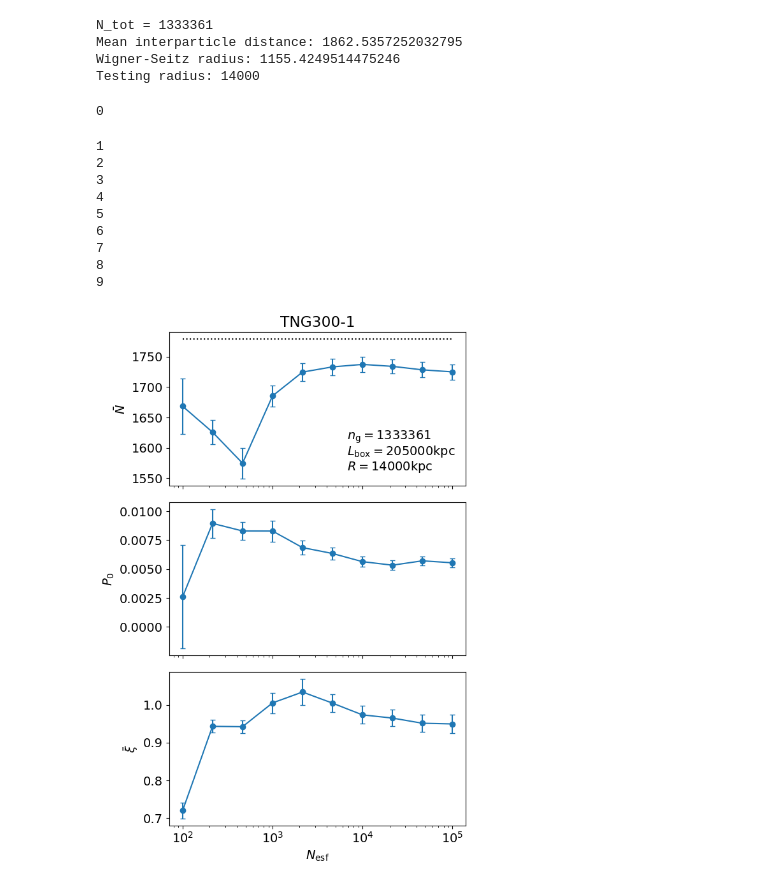
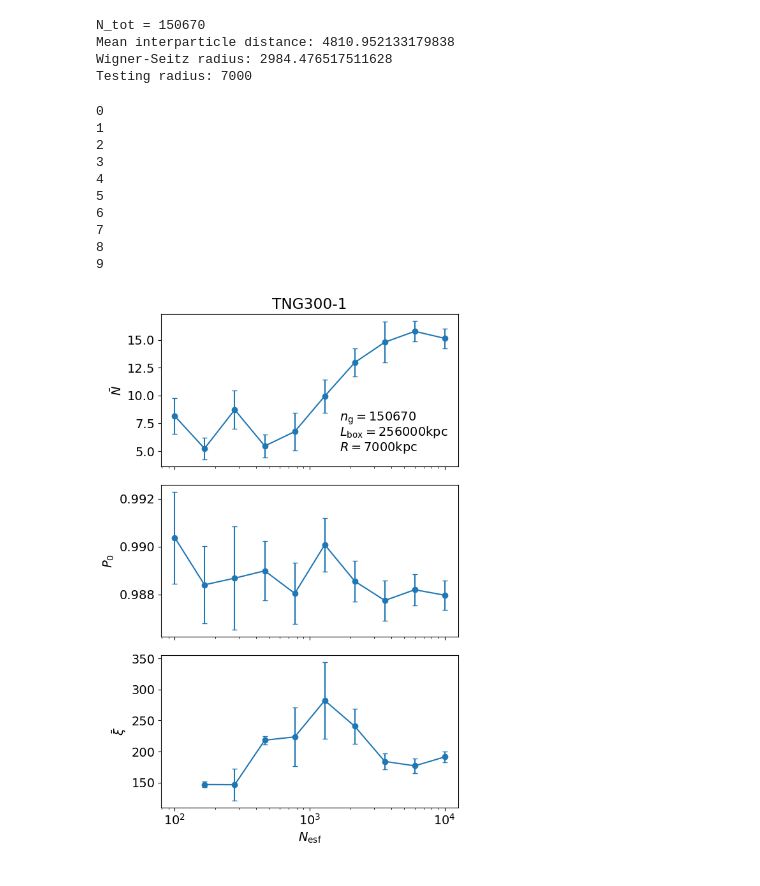
Before and after one commit to FedeDavilaKurban/VPF, a Jupyter notebook: stability_tng300-1_plot.ipynb, the cells around one changed output. Drawn from its saved outputs; the diff is of its cells as text; code cells hidden in the pictures.

```diff
--- a/stability_tng300-1_plot.ipynb
+++ b/stability_tng300-1_plot.ipynb
@@ -5,8 +5,8 @@ from cicTools import *
 from scipy import spatial
 import random
 
-r = 14000
-lbox = 205000
+r = 7000
+lbox = 256000
 V = lbox**3
 
 gxs = readTNG()
@@ -16,7 +16,7 @@ gxs = readTNG()
 ntot = len(gxs)
 
 pos = np.column_stack((gxs['x'],gxs['y'],gxs['z']))
-pos = pos[:round(len(pos)*.1)]
+pos = pos[:round(len(pos)*.0113)]
 ntot = len(pos)
 print()
 
@@ -26,13 +26,13 @@ print('Mean interparticle distance:',(V/ntot)**(1/3))
 print('Wigner-Seitz radius:',(3*V/(4*np.pi*ntot))**(1/3))
 print('Testing radius:',r)
 # %% [output]
-N_tot = 1333361
-Mean interparticle distance: 1862.5357252032795
-Wigner-Seitz radius: 1155.4249514475246
-Testing radius: 14000
+N_tot = 150670
+Mean interparticle distance: 4810.952133179838
+Wigner-Seitz radius: 2984.476517511628
+Testing radius: 7000
 # %%
 
-ns = np.geomspace(100,100000,10).astype(int)
+ns = np.geomspace(100,10000,10).astype(int)
 
 P0 = np.zeros(len(ns))
 N_mean = np.zeros(len(ns))
@@ -52,15 +52,15 @@ for i,n in enumerate(ns):
             chi_std[i], NXi_std[i], P0_std[i], N_mean_std[i], xi_mean_std[i] = cic_stats_jk(tree, n, r, lbox-r, jkbins=3)
 # %% [output]
 0
+1
+2
+3
+4
+5
+6
+7
+8
+9
-1
-2
-3
-4
-5
-6
-7
-8
-9
 # %%
 
 # namefile = '../data/stability_tng300-1_jk.npz'
@@ -86,41 +86,41 @@ plt.rcParams['font.size'] = 14
 """
 Nmean
 """
-N_mean_analytical = len(pos)*(4*np.pi*r**3/3)/V
-ax1.hlines(N_mean_analytical,np.min(ns),np.max(ns),ls=':',color='k')
+#N_mean_analytical = len(pos)*(4*np.pi*r**3/3)/V
+#ax1.hlines(N_mean_analytical,np.min(ns),np.max(ns),ls=':',color='k')
 ax1.errorbar(ns,N_mean,yerr=N_mean_std,marker='o',capsize=3)
 #ax1.plot(ns,N_mean)
 
 ax1.text(.6,.3,r'$n_\mathrm{g}=$'+f'{len(pos)}', transform=ax1.transAxes)
 ax1.text(.6,.1,r'$R=$'+f'{r}kpc', transform=ax1.transAxes)
-ax1.text(.6,.2,r'$L_\mathrm{box}=205000$kpc', transform=ax1.transAxes)
+ax1.text(.6,.2,r'$L_\mathrm{box}=$'+f'{lbox}kpc', transform=ax1.transAxes)
 
 ax1.set_ylabel(r'$\bar{N}$')
 ax1.set_xscale('log')
 
 """
 P0
 """
 ax2.errorbar(ns,P0,yerr=P0_std,marker='o',capsize=3)
 
 ax2.set_ylabel(r'$P_0$')
 ax2.set_xscale('log')
 
 """
 Xi_mean
 """
 ax3.errorbar(ns,xi_mean,yerr=xi_mean_std,marker='o',capsize=3)
 
 ax3.set_xlabel(r'$N_\mathrm{esf}$')
 ax3.set_ylabel(r'$\bar{\xi}$')
 ax3.set_xscale('log')
 
 ax1.set_xticklabels([])
 ax2.set_xticklabels([])
 
 ax1.set_title('TNG300-1')
 plt.tight_layout()
 #plt.savefig('../plots/stability_tng300-1_jk.png')
 plt.show()
 # %% [output]
-[figure, old version]
+[figure, new version]
```
